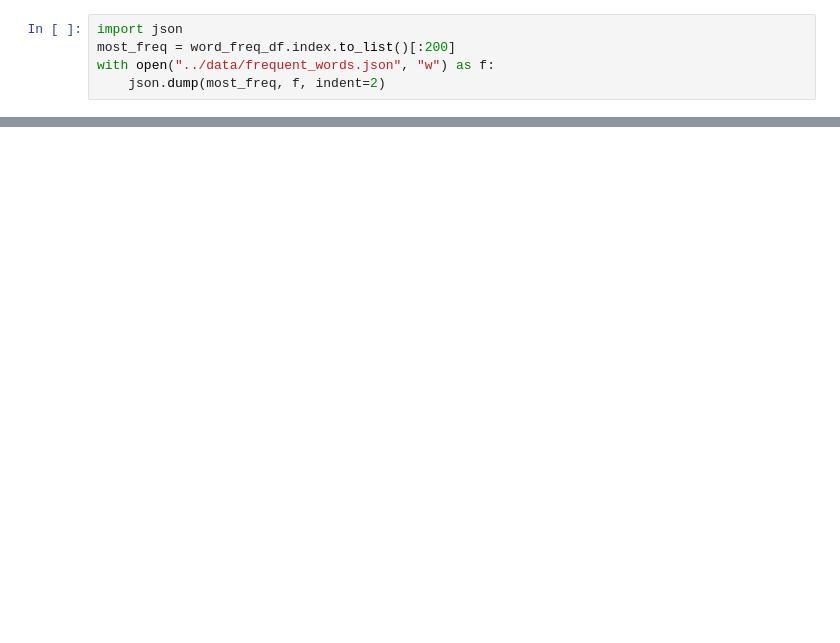
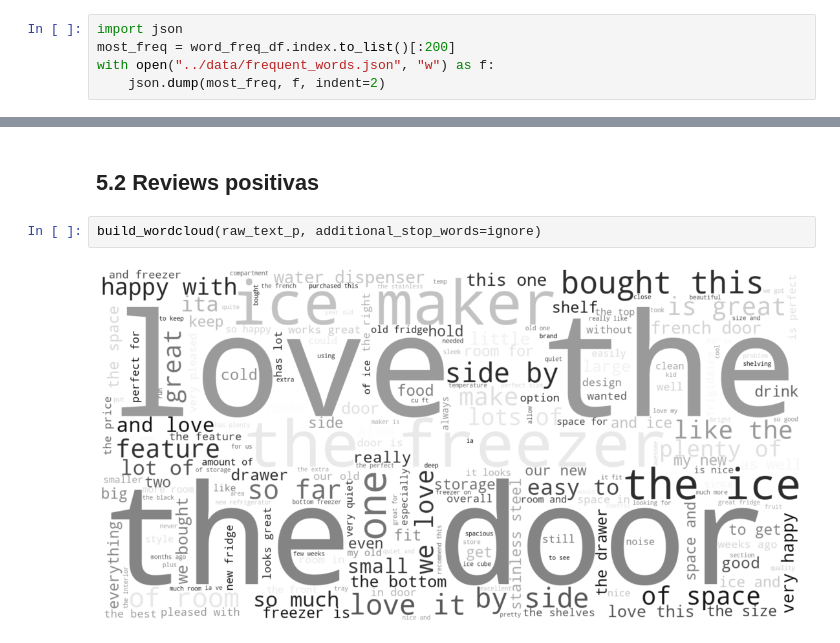
Before and after one commit to kenzosakiyama/extracao_de_aspectos, a Jupyter notebook: notebooks/analise_textual.ipynb, the cells around one changed output, grey strips where cells are left out. Saved outputs shown, nothing was run; the diff lists cells and outputs as text; blank space fills up the shorter version.

```diff
--- a/notebooks/analise_textual.ipynb
+++ b/notebooks/analise_textual.ipynb
@@ -83,0 +79,6 @@ ngram_df.head(50).plot.barh()
+# %% [markdown]
+## 5.2 Reviews positivas
+# %%
+build_wordcloud(raw_text_p, additional_stop_words=ignore)
+# %% [output]
+[figure, added]
```
Also changed, not shown: parts of 33 cells of this notebook, 1 other file.
